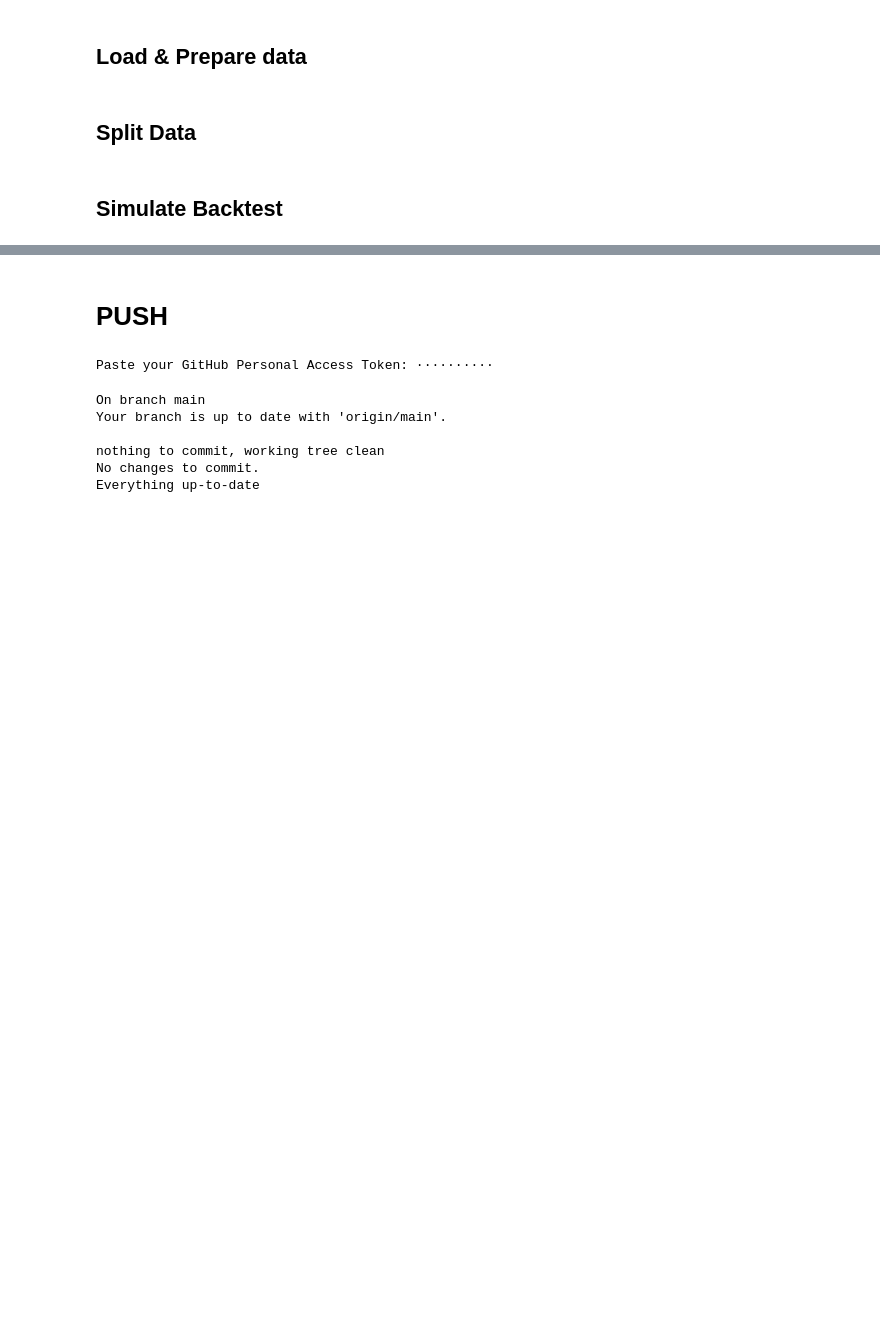
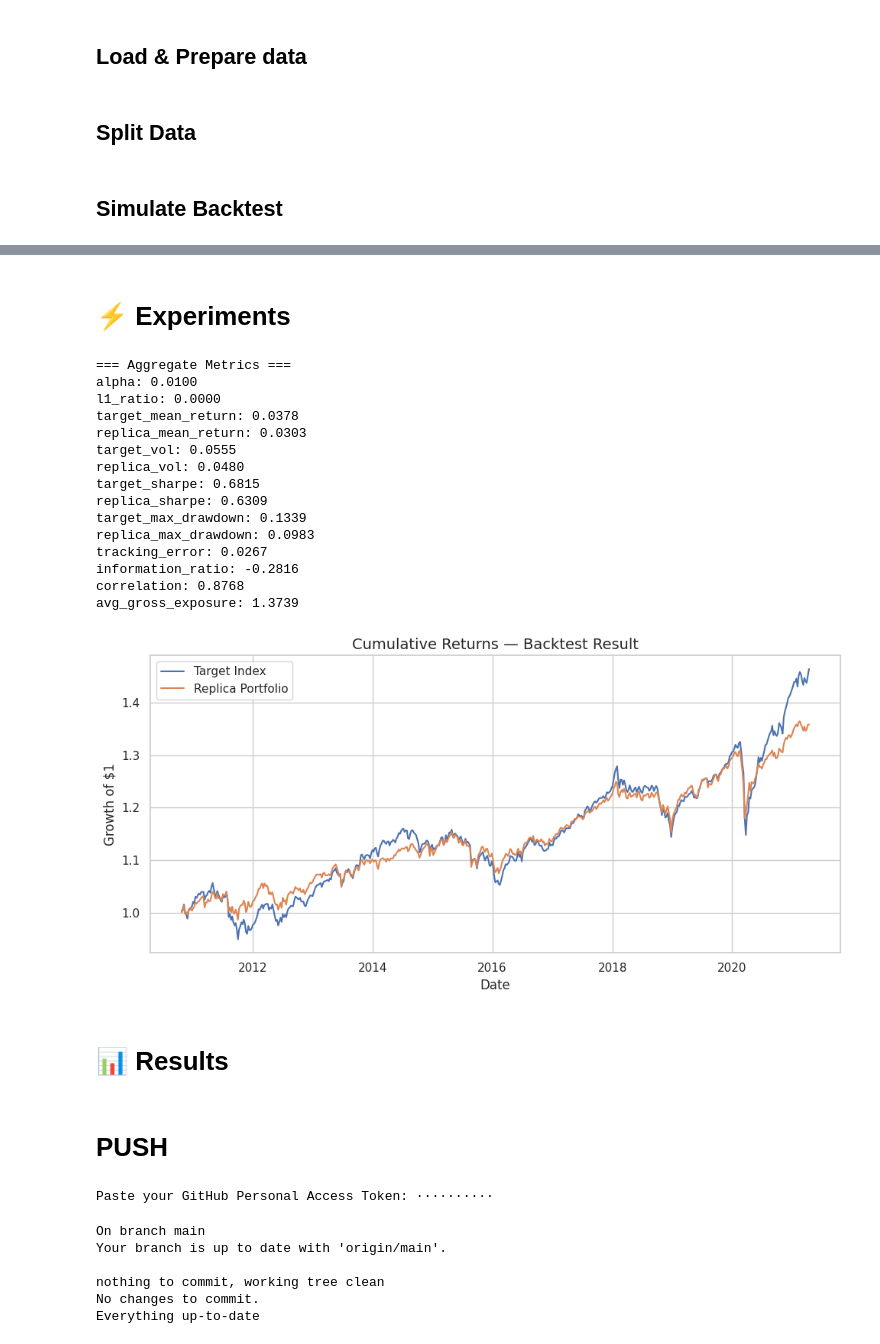
Before and after one commit to jacopo-raffaeli/portfolio-replica, a Jupyter notebook: notebooks/02_Model_Training.ipynb, the cells around one changed output, grey strips where cells are left out. Cells and saved outputs as stored; diff of their text form; code cells hidden in the pictures; blank space fills up the shorter version.

Commit message:
feat: Add constraints and transaction costs

```diff
--- a/notebooks/02_Model_Training.ipynb
+++ b/notebooks/02_Model_Training.ipynb
@@ -532,0 +613,16 @@ def simulate_backtest(
+# %%
+def constraint_gross_exposure(weights, weights_history, replica_returns, max_gross=2):
+    gross = np.sum(np.abs(weights))
+    metadata = {
+        'activated': False,
+        'violation_amount': 0.0,
+        'rescaling_factor': 1.0,
+        'gross_exposure': gross
+    }
+    if gross > max_gross:
+        metadata['activated'] = True
+        metadata['violation_amount'] = gross - max_gross
+        rescale = max_gross / gross
+        weights = weights * rescale
+        metadata['rescaling_factor'] = rescale
+    return weights, metadata
@@ -536,17 +814,18 @@ def simulate_backtest(
 # Load dataset & retrieve X, y
 indices_filepath = data_processed_path + "indices.parquet"
 futures_filepath = data_processed_path + "futures_cleaned_imp_LLL1.parquet"
-
 df_indeces = pd.read_parquet(indices_filepath)
 df_futures = pd.read_parquet(futures_filepath)
 
+# Set weights for the monster index
 index_weights = {
     'HFRXGL': 0.50,
+    'LEGATRUU': 0.25,
     'MXWO':   0.25,
-    'MXWD':   0.,
-    'LEGATRUU': 0.25
+    'MXWD':   0.
 }
 
-X, y = prepare_X_y(df_indeces, df_futures)
+# Extract X, y for model training
+X, y = prepare_X_y(df_indeces, df_futures, index_weights)
 # %%
 #TODO: Visualize the monster index and its relations with the futures
@@ -608,3 +832,42 @@ First 5 replica vs target returns:
+# %% [markdown]
+# ⚡ Experiments
+# %%
+experiment_config = {
+    "model_name": "elasticnet",
+    "model_params": {"alpha": 0.01, "l1_ratio": 0.},
+    "X": X,
+    "y": y,
+    "split_strategy": "sliding",
+    "window": 156,
+    "step": 1,
+    "constraint_funcs": [
+        constraint_gross_exposure,
+        constraint_var_historical,
+        constraint_turnover_band
+    ]
+}
+
+result = run_single_backtest_experiment(experiment_config)
+display_backtest_result(result)
+# %% [output]
+=== Aggregate Metrics ===
+alpha: 0.0100
+l1_ratio: 0.0000
+target_mean_return: 0.0378
+replica_mean_return: 0.0303
+target_vol: 0.0555
+replica_vol: 0.0480
+target_sharpe: 0.6815
+replica_sharpe: 0.6309
+target_max_drawdown: 0.1339
+replica_max_drawdown: 0.0983
+tracking_error: 0.0267
+information_ratio: -0.2816
+correlation: 0.8768
+avg_gross_exposure: 1.3739
+[figure, added]
+# %% [markdown]
+# 📊 Results
 # %% [markdown]
 # PUSH
 # %%
```
Also changed, not shown: parts of 23 cells of this notebook.
